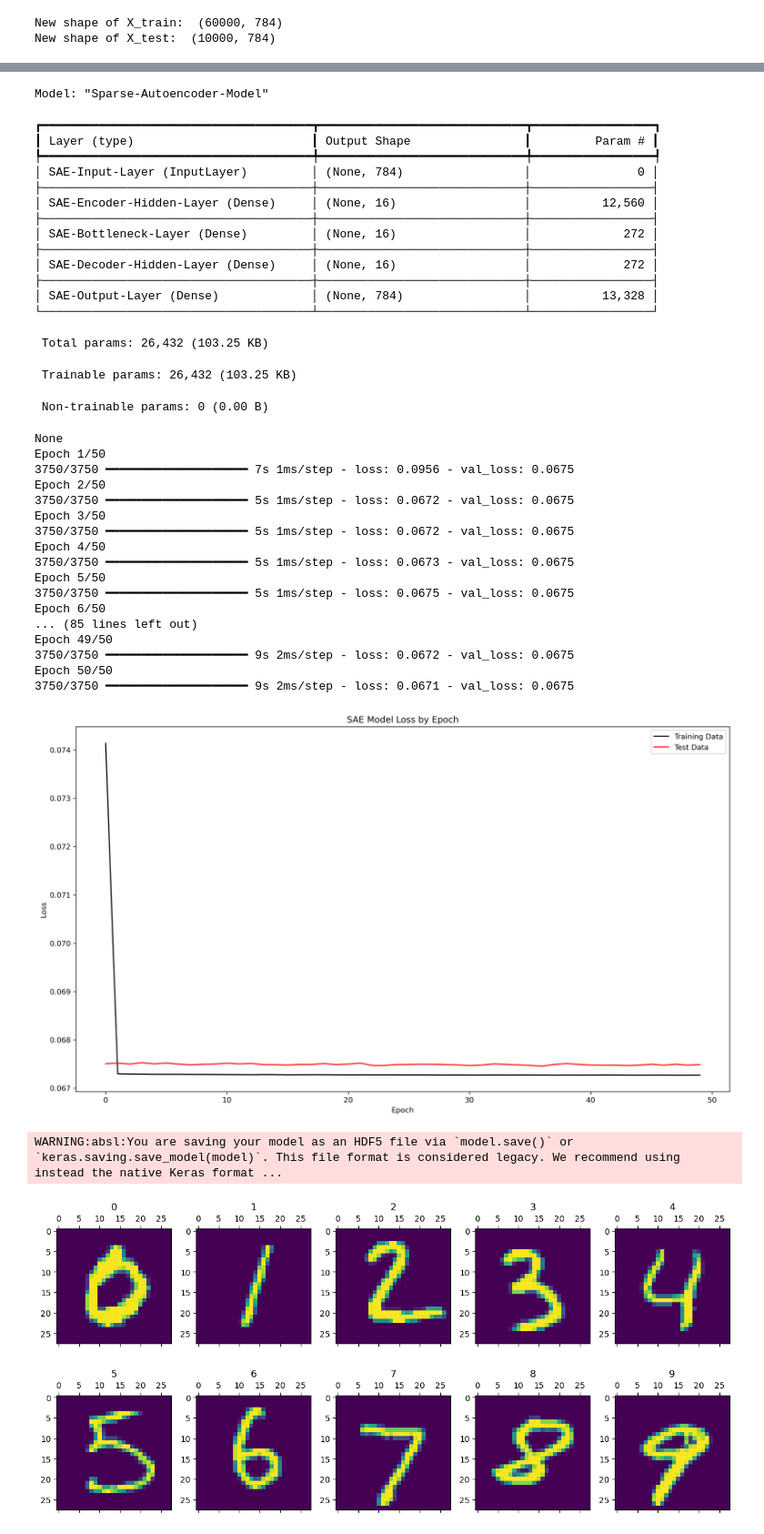
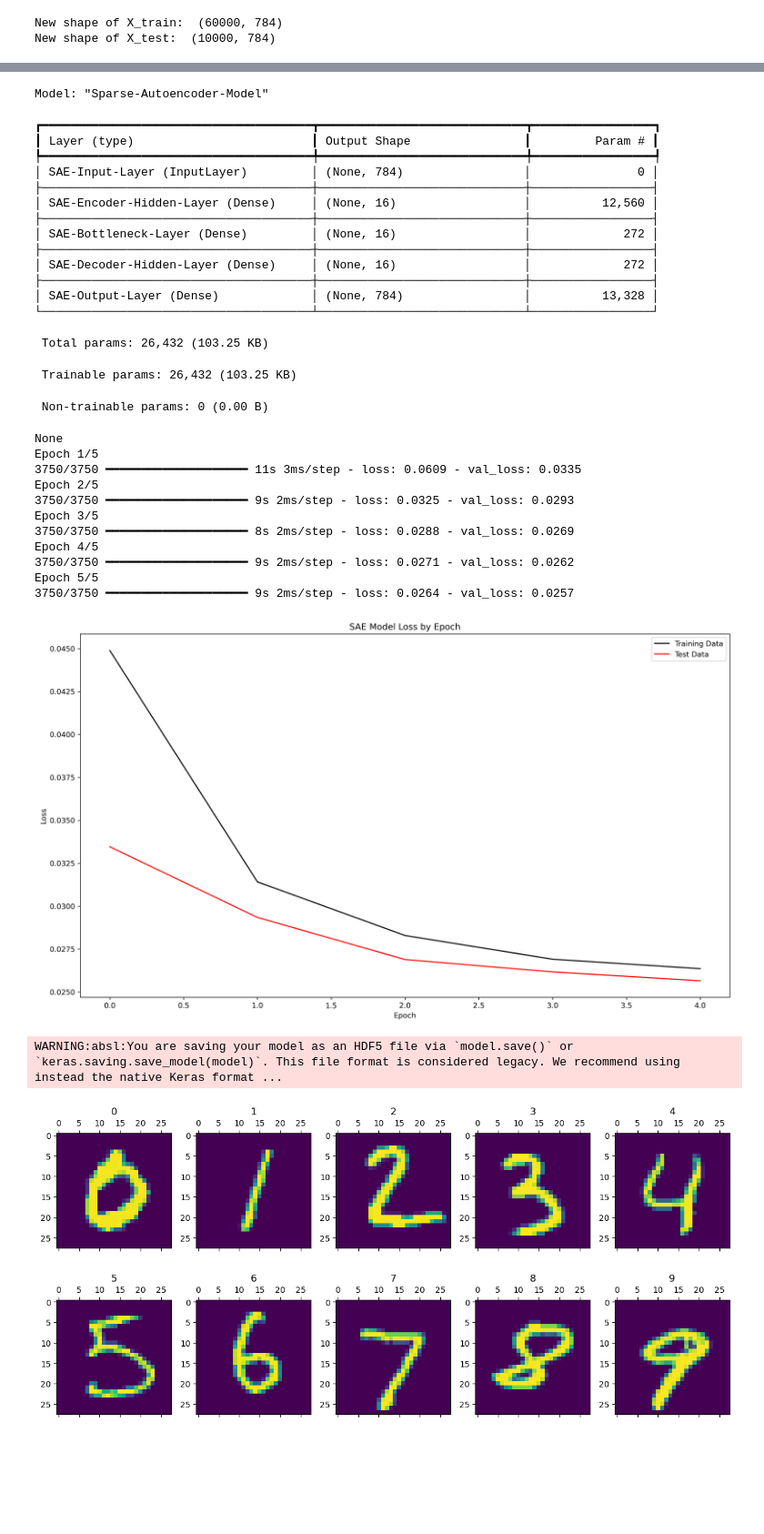
Before and after one commit to anon4445/an_autoencoder, a Jupyter notebook: SAE.ipynb, the cells around one changed output, grey strips where cells are left out. Shown at 91% size. Saved outputs shown, nothing was run; the diff lists cells and outputs as text; code cells hidden in the pictures; blank space fills up the shorter version.

```diff
--- a/SAE.ipynb
+++ b/SAE.ipynb
@@ -142,7 +136,7 @@ SAE_n_hidden = 16  # No. of neurons for the hidden layers (including bottleneck)
 # Layers
 SAE_visible = Input(shape=(SAE_n_inputs,), name='SAE-Input-Layer')  # Input layer
 SAE_enc_hidden = Dense(units=SAE_n_hidden, activation='relu', name='SAE-Encoder-Hidden-Layer')(SAE_visible)
-SAE_bottleneck = Dense(units=SAE_n_hidden, activation='relu', activity_regularizer='l1', name='SAE-Bottleneck-Layer')(SAE_enc_hidden)
+SAE_bottleneck = Dense(units=SAE_n_hidden, activation='relu', activity_regularizer=keras.regularizers.l1(0.00000001), name='SAE-Bottleneck-Layer')(SAE_enc_hidden)
 SAE_dec_hidden = Dense(units=SAE_n_hidden, activation='relu', name='SAE-Decoder-Hidden-Layer')(SAE_bottleneck)
 SAE_output = Dense(units=SAE_n_inputs, activation='sigmoid', name='SAE-Output-Layer')(SAE_dec_hidden)
 
@@ -156,7 +150,7 @@ SAE_model.compile(optimizer='adam', loss='mse')
 print(SAE_model.summary())
 
 # Fit the Sparse autoencoder model to reconstruct input
-SAE_history = SAE_model.fit(X_train, X_train, validation_data=(X_test, X_test), epochs=50, batch_size=16, verbose=1)
+SAE_history = SAE_model.fit(X_train, X_train, validation_data=(X_test, X_test), epochs=5, batch_size=16, verbose=1)
 
 #---------- Plot a loss chart ----------#
 fig, ax = plt.subplots(figsize=(16, 9), dpi=300)
@@ -169,50 +163,44 @@ plt.show()
 
 #----------- Save SAE Encoder Model ----------#
 # Define an encoder model without the decoder
 SAE_encoder = Model(inputs=SAE_visible, outputs=SAE_bottleneck)
 
 # Compile encoder model
 SAE_encoder.compile(optimizer='adam', loss='mse')
 
 # Save the encoder model to file
 main_dir = './'  # Update the main directory to save the model
 SAE_encoder.save(main_dir + '/data/SAE_encoder.h5')
 # %% [output]
 Model: "Sparse-Autoencoder-Model"
 ┏━━━━━━━━━━━━━━━━━━━━━━━━━━━━━━━━━━━━━━┳━━━━━━━━━━━━━━━━━━━━━━━━━━━━━┳━━━━━━━━━━━━━━━━━┓
 ┃ Layer (type)                         ┃ Output Shape                ┃         Param # ┃
 ┡━━━━━━━━━━━━━━━━━━━━━━━━━━━━━━━━━━━━━━╇━━━━━━━━━━━━━━━━━━━━━━━━━━━━━╇━━━━━━━━━━━━━━━━━┩
 │ SAE-Input-Layer (InputLayer)         │ (None, 784)                 │               0 │
 ├──────────────────────────────────────┼─────────────────────────────┼─────────────────┤
 │ SAE-Encoder-Hidden-Layer (Dense)     │ (None, 16)                  │          12,560 │
 ├──────────────────────────────────────┼─────────────────────────────┼─────────────────┤
 │ SAE-Bottleneck-Layer (Dense)         │ (None, 16)                  │             272 │
 ├──────────────────────────────────────┼─────────────────────────────┼─────────────────┤
 │ SAE-Decoder-Hidden-Layer (Dense)     │ (None, 16)                  │             272 │
 ├──────────────────────────────────────┼─────────────────────────────┼─────────────────┤
 │ SAE-Output-Layer (Dense)             │ (None, 784)                 │          13,328 │
 └──────────────────────────────────────┴─────────────────────────────┴─────────────────┘
  Total params: 26,432 (103.25 KB)
  Trainable params: 26,432 (103.25 KB)
  Non-trainable params: 0 (0.00 B)
 None
-Epoch 1/50
-3750/3750 ━━━━━━━━━━━━━━━━━━━━ 7s 1ms/step - loss: 0.0956 - val_loss: 0.0675
-Epoch 2/50
-3750/3750 ━━━━━━━━━━━━━━━━━━━━ 5s 1ms/step - loss: 0.0672 - val_loss: 0.0675
-Epoch 3/50
-3750/3750 ━━━━━━━━━━━━━━━━━━━━ 5s 1ms/step - loss: 0.0672 - val_loss: 0.0675
-Epoch 4/50
-3750/3750 ━━━━━━━━━━━━━━━━━━━━ 5s 1ms/step - loss: 0.0673 - val_loss: 0.0675
-Epoch 5/50
-3750/3750 ━━━━━━━━━━━━━━━━━━━━ 5s 1ms/step - loss: 0.0675 - val_loss: 0.0675
-Epoch 6/50
-... (85 lines left out)
-Epoch 49/50
-3750/3750 ━━━━━━━━━━━━━━━━━━━━ 9s 2ms/step - loss: 0.0672 - val_loss: 0.0675
-Epoch 50/50
-3750/3750 ━━━━━━━━━━━━━━━━━━━━ 9s 2ms/step - loss: 0.0671 - val_loss: 0.0675
+Epoch 1/5
+3750/3750 ━━━━━━━━━━━━━━━━━━━━ 11s 3ms/step - loss: 0.0609 - val_loss: 0.0335
+Epoch 2/5
+3750/3750 ━━━━━━━━━━━━━━━━━━━━ 9s 2ms/step - loss: 0.0325 - val_loss: 0.0293
+Epoch 3/5
+3750/3750 ━━━━━━━━━━━━━━━━━━━━ 8s 2ms/step - loss: 0.0288 - val_loss: 0.0269
+Epoch 4/5
+3750/3750 ━━━━━━━━━━━━━━━━━━━━ 9s 2ms/step - loss: 0.0271 - val_loss: 0.0262
+Epoch 5/5
+3750/3750 ━━━━━━━━━━━━━━━━━━━━ 9s 2ms/step - loss: 0.0264 - val_loss: 0.0257
-[figure, old version]
+[figure, new version]
 WARNING:absl:You are saving your model as an HDF5 file via `model.save()` or `keras.saving.save_model(model)`. This file format is considered legacy. We recommend using instead the native Keras format ...
 # %%
  # Reshape back
```
Also changed, not shown: parts of 3 cells of this notebook.
